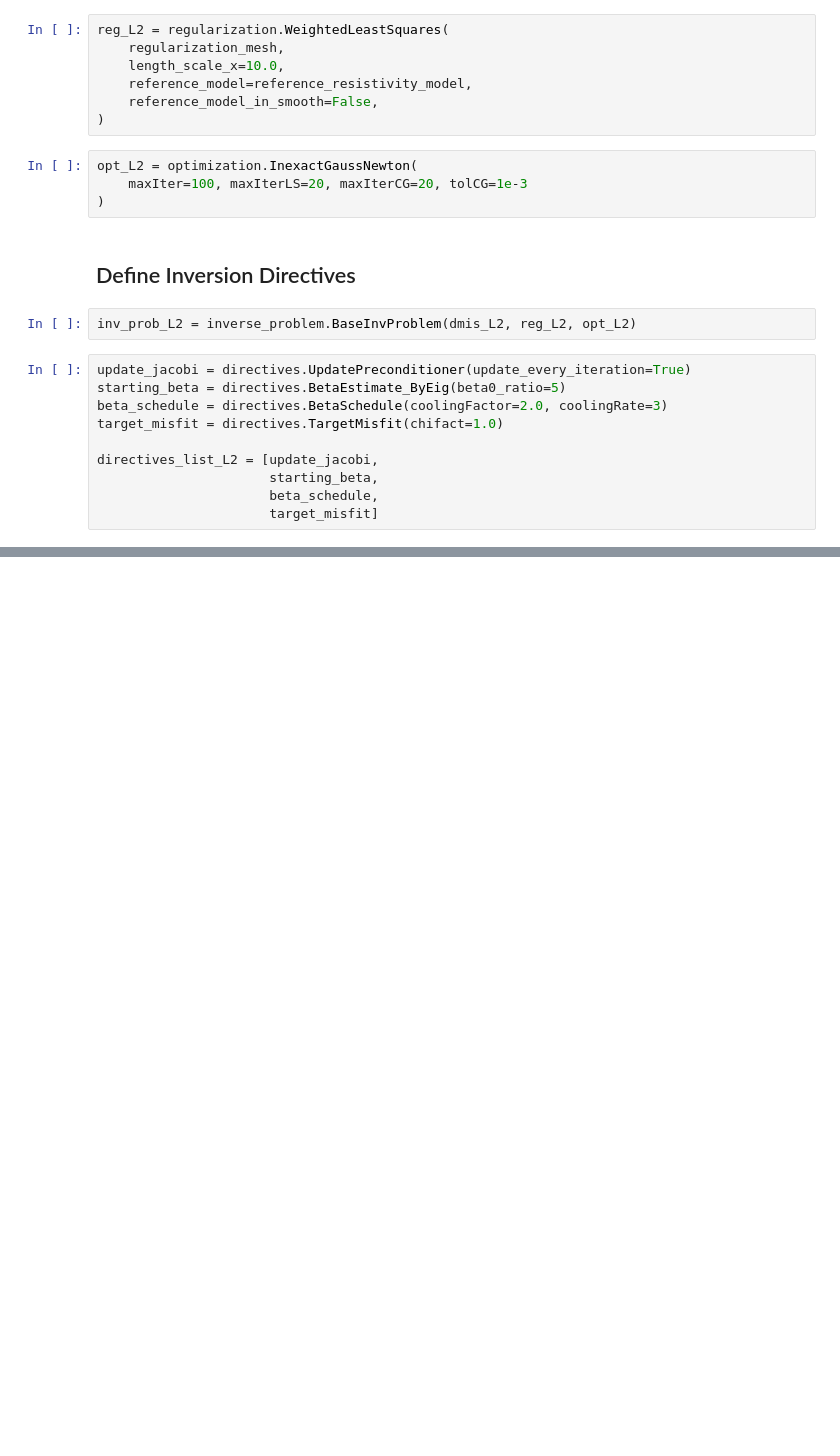
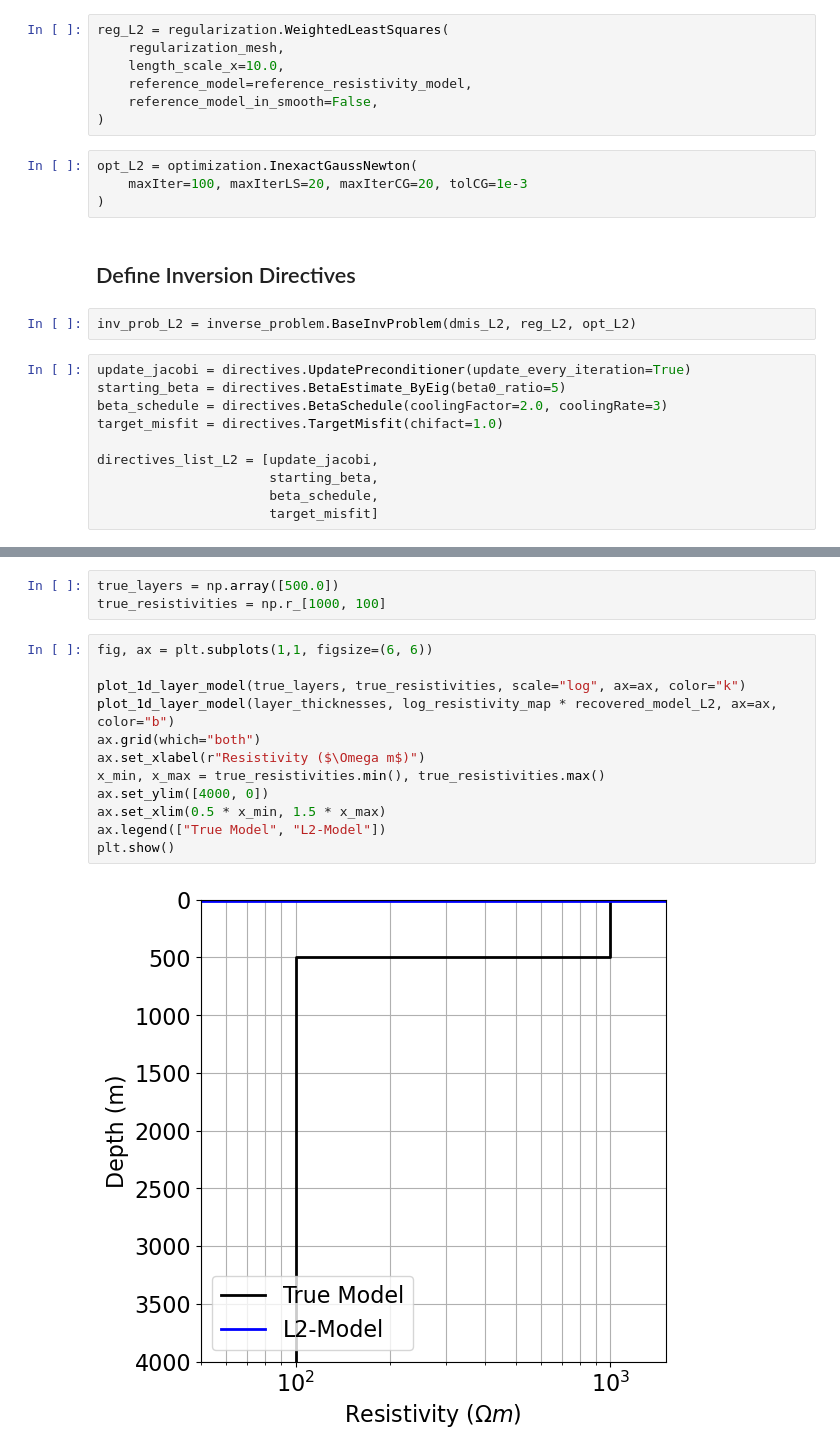
Before and after one commit to SabrinaAshik/EOSC454-Project-SabrinaAshik, a Jupyter notebook: 3d_files/3d_fdem_inversion.ipynb, the cells around one changed output, grey strips where cells are left out. Drawn from its saved outputs; the diff is of its cells as text; blank space fills up the shorter version.

```diff
--- a/3d_files/3d_fdem_inversion.ipynb
+++ b/3d_files/3d_fdem_inversion.ipynb
@@ -263,0 +306,17 @@ plt.tight_layout()
+# %%
+true_layers = np.array([500.0])
+true_resistivities = np.r_[1000, 100]
+# %%
+fig, ax = plt.subplots(1,1, figsize=(6, 6))
+
+plot_1d_layer_model(true_layers, true_resistivities, scale="log", ax=ax, color="k")
+plot_1d_layer_model(layer_thicknesses, log_resistivity_map * recovered_model_L2, ax=ax, color="b")
+ax.grid(which="both")
+ax.set_xlabel(r"Resistivity ($\Omega m$)")
+x_min, x_max = true_resistivities.min(), true_resistivities.max()
+ax.set_ylim([4000, 0])
+ax.set_xlim(0.5 * x_min, 1.5 * x_max)
+ax.legend(["True Model", "L2-Model"])
+plt.show()
+# %% [output]
+[figure, added]
```
Also changed, not shown: parts of 12 cells of this notebook, 6 other files.
